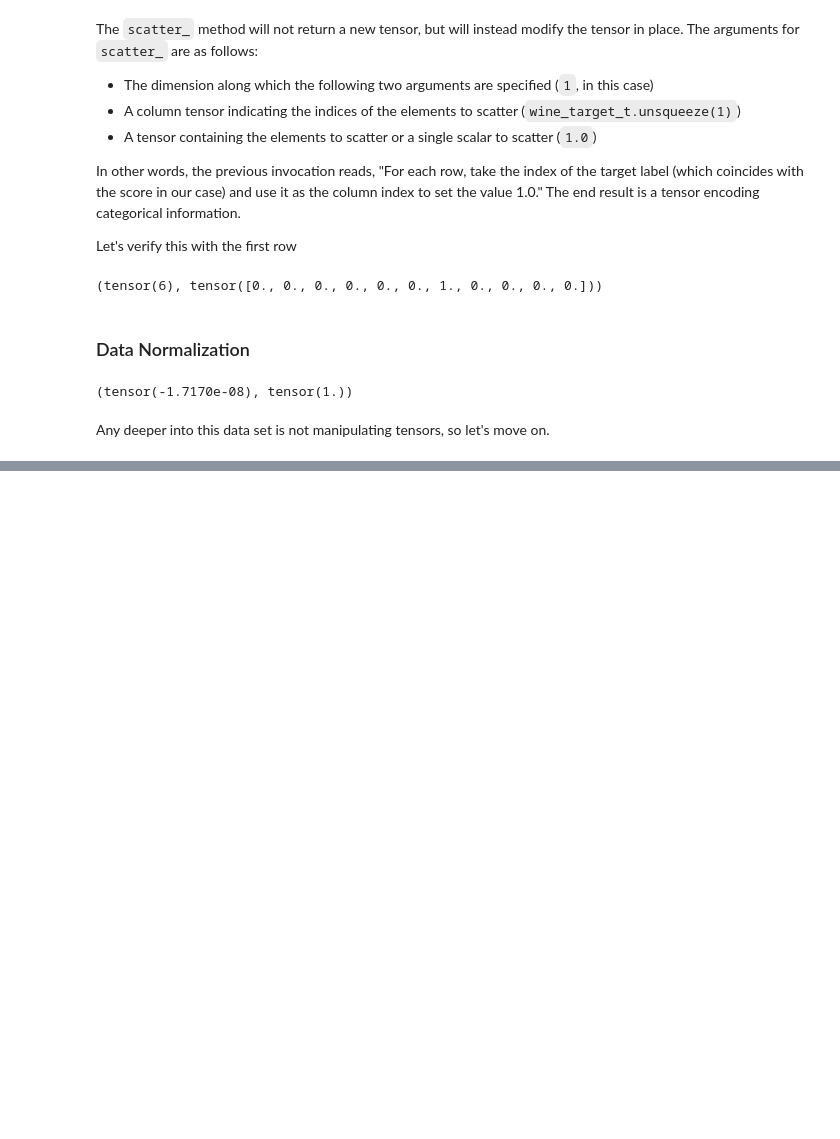
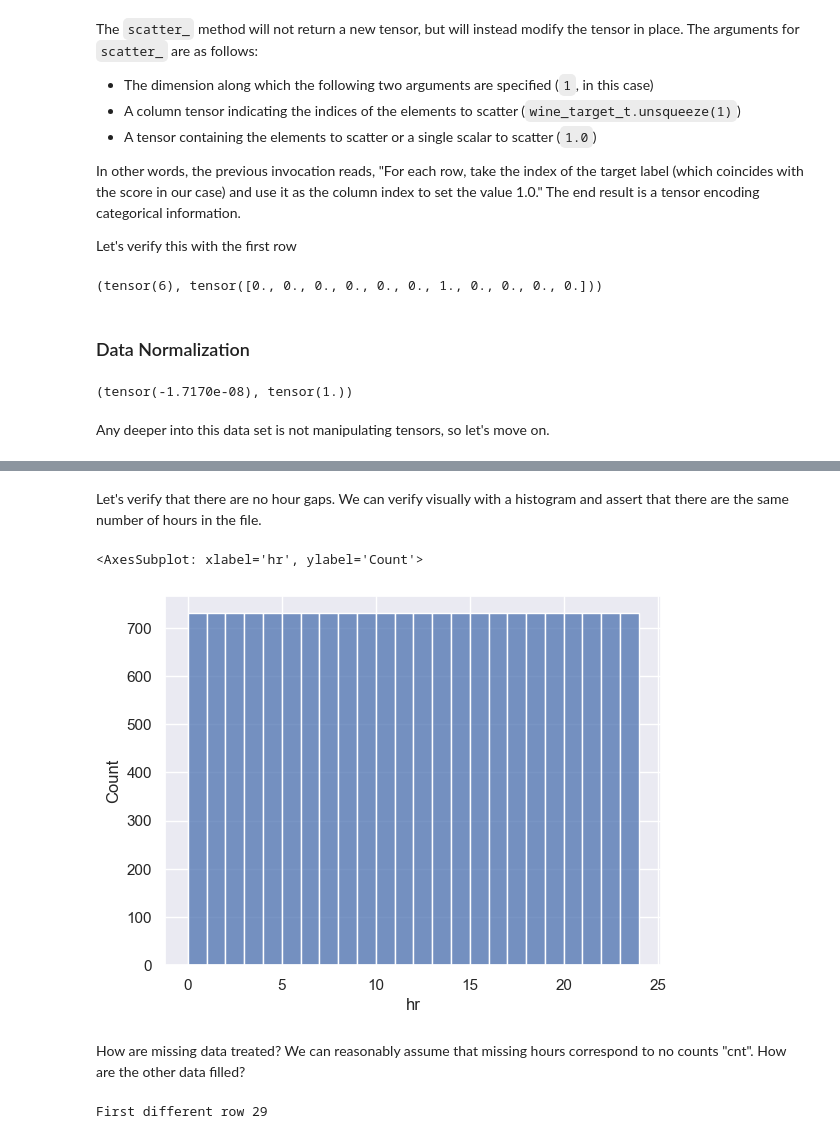
Before and after one commit to hoganman/deeplearningpytorch, a Jupyter notebook: 01-tensors-basics.ipynb, the cells around one changed output, grey strips where cells are left out. Cells and saved outputs as stored; diff of their text form; code cells hidden in the pictures; blank space fills up the shorter version.

```diff
--- a/01-tensors-basics.ipynb
+++ b/01-tensors-basics.ipynb
@@ -273,0 +355,17 @@ Any deeper into this data set is not manipulating tensors, so let's move on.
+# %%
+bike_hour_fixed_file = Path("Bike-Sharing-Dataset/hour-fixed.csv")
+
+bike_hour_fixed_df: pd.DataFrame = pd.read_csv(
+    os.fspath(bike_hour_fixed_file),
+    sep=",",
+    names=bike_hour_names,
+    header=0,
+    converters=bike_hour_converters
+)
+# %% [markdown]
+Let's verify that there are no hour gaps. We can verify visually with a histogram and assert that there are the same number of hours in the file.
+# %%
+sns.histplot(bike_hour_fixed_df["hr"], bins=np.arange(0, 25))
+# %% [output]
+<AxesSubplot: xlabel='hr', ylabel='Count'>
+[figure, added]
@@ -273,0 +374,11 @@ Any deeper into this data set is not manipulating tensors, so let's move on.
+# %% [markdown]
+How are missing data treated? We can reasonably assume that missing hours correspond to no counts "cnt". How are the other data filled?
+# %%
+row_index: int = 0
+row: pd.Series
+for row_index, row in bike_hour_fixed_df.iterrows():
+    if not row.equals(bike_hour_df.iloc[row_index]):
+        print("First different row", row_index)
+        break
+# %% [output]
+First different row 29
```
Also changed, not shown: parts of 16 cells of this notebook.
